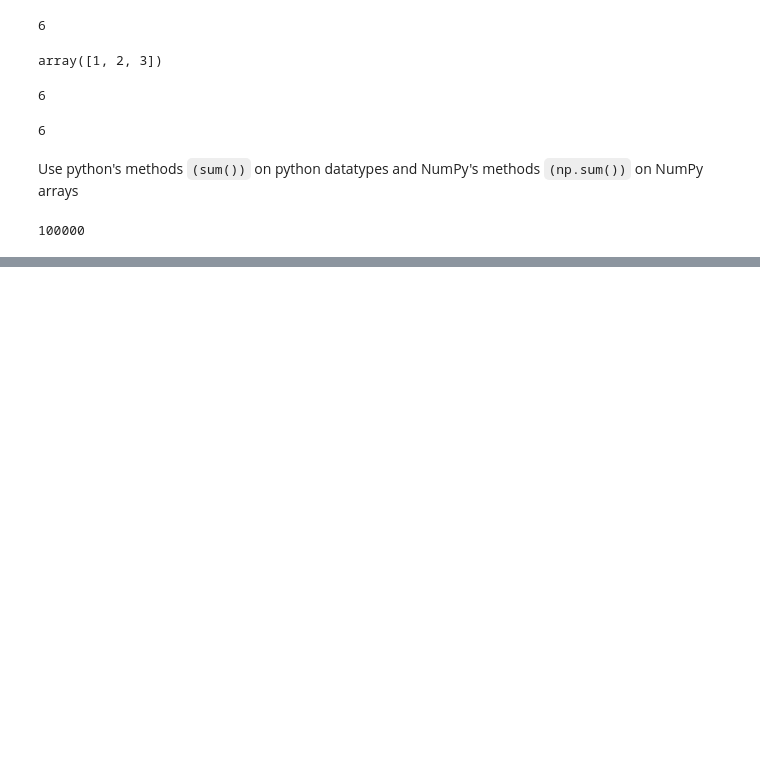
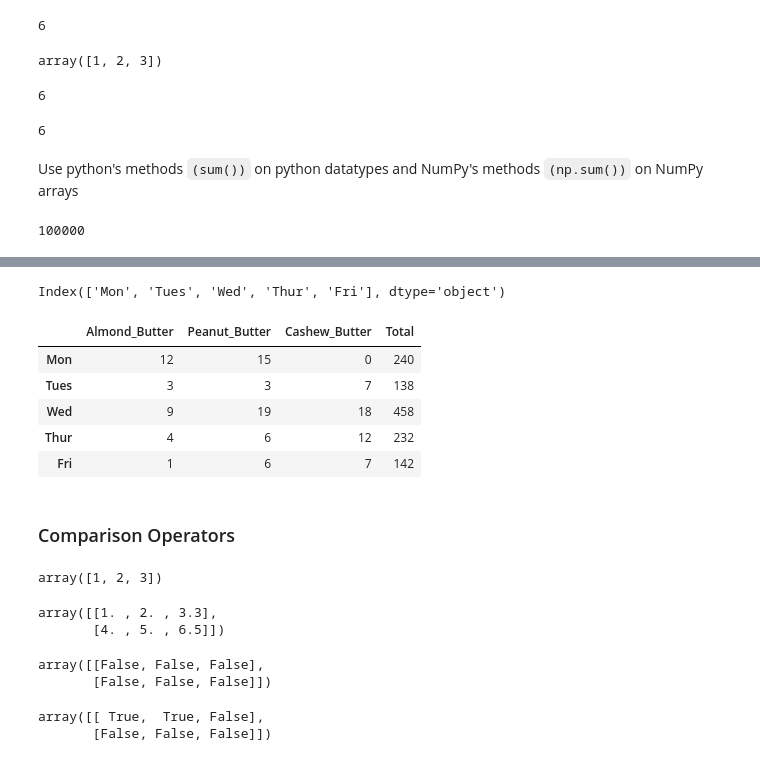
Before and after one commit to Joseph-Run/Learning, a Jupyter notebook: numpy/introduction to numpy.ipynb, the cells around one changed output, grey strips where cells are left out. Saved outputs shown, nothing was run; the diff lists cells and outputs as text; code cells hidden in the pictures; blank space fills up the shorter version.

```diff
--- a/numpy/introduction to numpy.ipynb
+++ b/numpy/introduction to numpy.ipynb
@@ -324,0 +389,6 @@ array([0.53631801, 0.1608916 , 0.93981277, 0.34854537, 0.52072986,
+# %%
+#create weekly sales dataframe
+
+weekly_sales = pd.DataFrame(sales_amount, index=['Mon', 'Tues', 'Wed', 'Thur', 'Fri'], columns=['Almond_Butter', 'Peanut_Butter', 'Cashew_Butter'])
+
+weekly_sales
@@ -324,0 +402,4 @@ array([0.53631801, 0.1608916 , 0.93981277, 0.34854537, 0.52072986,
+# %%
+# create prices array
+prices = np.array([10, 8, 12])
+prices
@@ -324,0 +443,5 @@ array([0.53631801, 0.1608916 , 0.93981277, 0.34854537, 0.52072986,
+# %%
+# shapes ain't aligned, we need to transpose
+
+total_sales = np.dot(prices, sales_amount.T)
+total_sales
@@ -324,0 +450,5 @@ array([0.53631801, 0.1608916 , 0.93981277, 0.34854537, 0.52072986,
+# %%
+# create daily sales
+
+total = pd.DataFrame(total_sales.T, columns=['Total'], index=weekly_sales.index)
+total
@@ -324,0 +462,36 @@ array([0.53631801, 0.1608916 , 0.93981277, 0.34854537, 0.52072986,
+# %%
+weekly_sales.index
+# %% [output]
+Index(['Mon', 'Tues', 'Wed', 'Thur', 'Fri'], dtype='object')
+# %%
+final = pd.concat([weekly_sales, total], axis=1)
+final
+# %% [output]
+|  | Almond_Butter | Peanut_Butter | Cashew_Butter | Total |
+| Mon | 12 | 15 | 0 | 240 |
+| Tues | 3 | 3 | 7 | 138 |
+| Wed | 9 | 19 | 18 | 458 |
+| Thur | 4 | 6 | 12 | 232 |
+| Fri | 1 | 6 | 7 | 142 |
+# %% [markdown]
+### Comparison Operators
+# %%
+a1
+# %% [output]
+array([1, 2, 3])
+# %%
+a2
+# %% [output]
+array([[1. , 2. , 3.3],
+       [4. , 5. , 6.5]])
+# %%
+a1 > a2
+# %% [output]
+array([[False, False, False],
+       [False, False, False]])
+# %%
+bool_array = a1 >= a2
+bool_array
+# %% [output]
+array([[ True,  True, False],
+       [False, False, False]])
```
Also changed, not shown: parts of 58 cells of this notebook, 5 other files.
